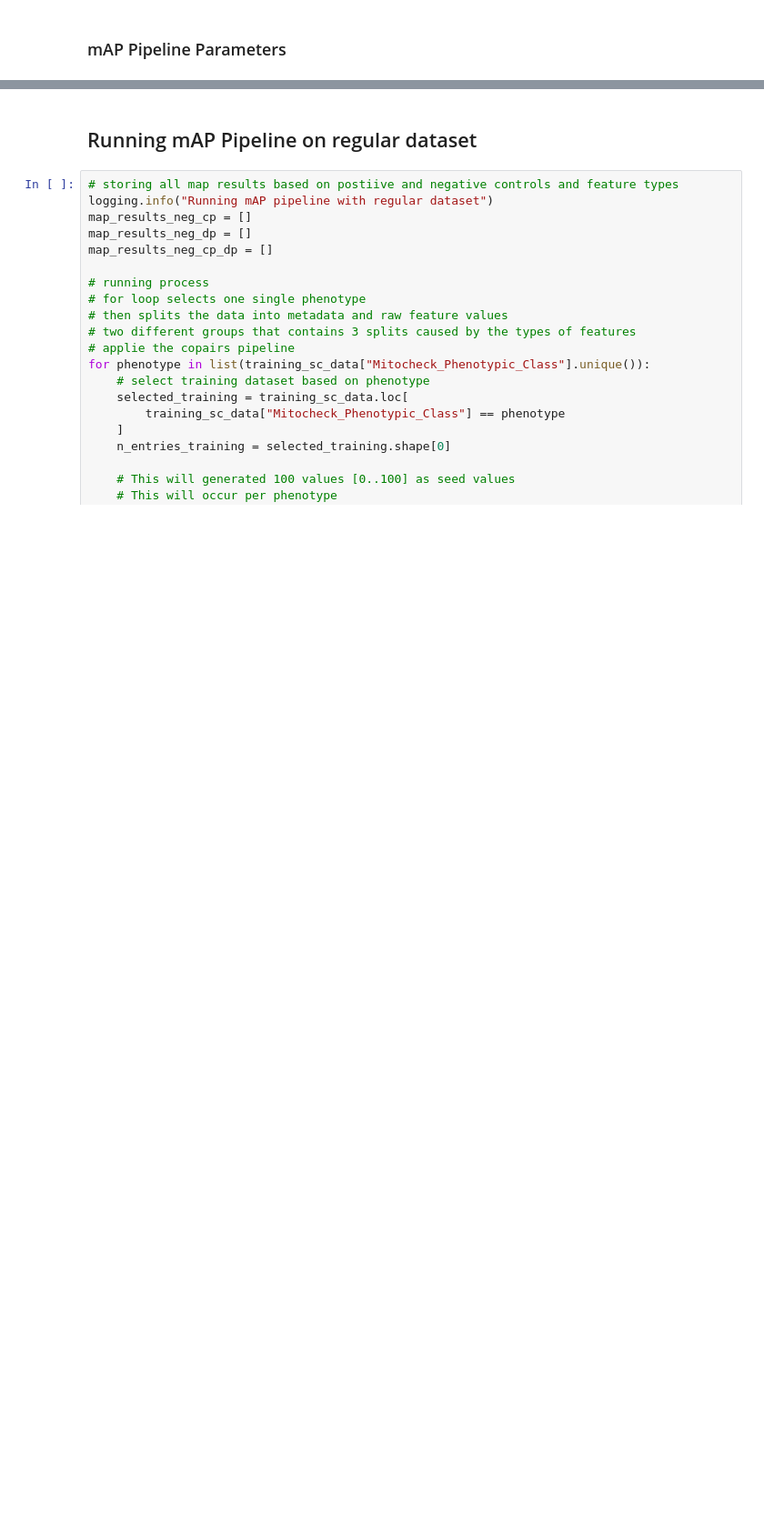
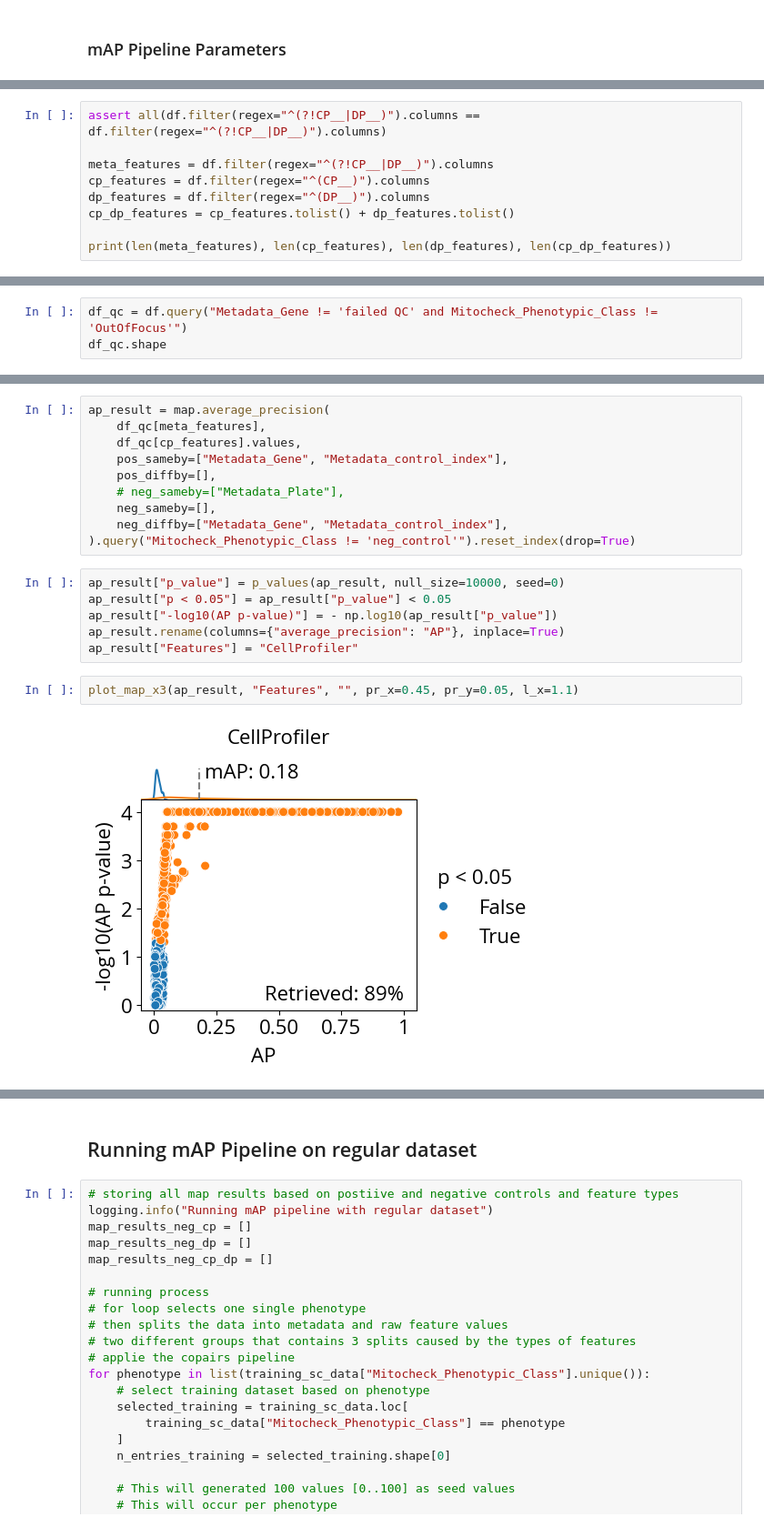
Before and after one commit to alxndrkalinin/Mitocheck-MAP-analysis, a Jupyter notebook: notebooks/mitocheck-map-analysis.ipynb, the cells around one changed output, grey strips where cells are left out. Shown at 91% size. Cells and saved outputs as stored; diff of their text form; blank space fills up the shorter version.

```diff
--- a/notebooks/mitocheck-map-analysis.ipynb
+++ b/notebooks/mitocheck-map-analysis.ipynb
@@ -205,0 +408,9 @@ neg_control_sc_data = pd.concat(
+# %%
+assert all(df.filter(regex="^(?!CP__|DP__)").columns == df.filter(regex="^(?!CP__|DP__)").columns)
+
+meta_features = df.filter(regex="^(?!CP__|DP__)").columns
+cp_features = df.filter(regex="^(CP__)").columns
+dp_features = df.filter(regex="^(DP__)").columns
+cp_dp_features = cp_features.tolist() + dp_features.tolist()
+
+print(len(meta_features), len(cp_features), len(dp_features), len(cp_dp_features))
@@ -219,0 +451,3 @@ n_resamples = 10
+# %%
+df_qc = df.query("Metadata_Gene != 'failed QC' and Mitocheck_Phenotypic_Class != 'OutOfFocus'")
+df_qc.shape
@@ -219,0 +477,20 @@ n_resamples = 10
+# %%
+ap_result = map.average_precision(
+    df_qc[meta_features],
+    df_qc[cp_features].values,
+    pos_sameby=["Metadata_Gene", "Metadata_control_index"],
+    pos_diffby=[],
+    # neg_sameby=["Metadata_Plate"],
+    neg_sameby=[],
+    neg_diffby=["Metadata_Gene", "Metadata_control_index"],
+).query("Mitocheck_Phenotypic_Class != 'neg_control'").reset_index(drop=True)
+# %%
+ap_result["p_value"] = p_values(ap_result, null_size=10000, seed=0)
+ap_result["p < 0.05"] = ap_result["p_value"] < 0.05
+ap_result["-log10(AP p-value)"] = - np.log10(ap_result["p_value"])
+ap_result.rename(columns={"average_precision": "AP"}, inplace=True)
+ap_result["Features"] = "CellProfiler"
+# %%
+plot_map_x3(ap_result, "Features", "", pr_x=0.45, pr_y=0.05, l_x=1.1)
+# %% [output]
+[figure, added]
```
Also changed, not shown: parts of 60 cells of this notebook, 20 other files.
